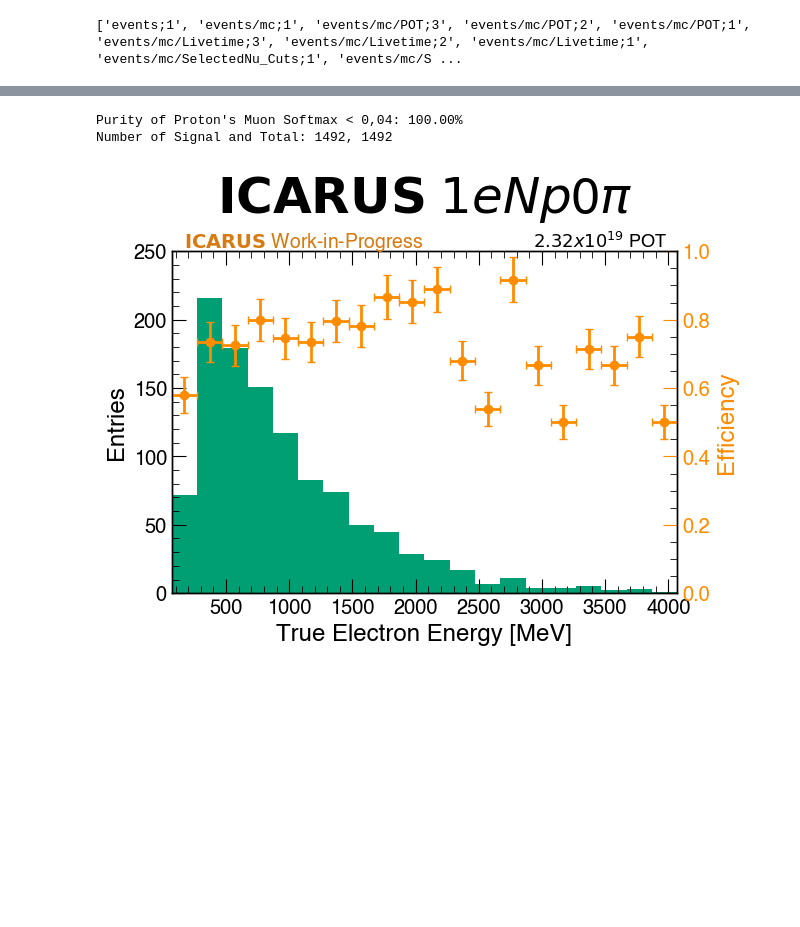
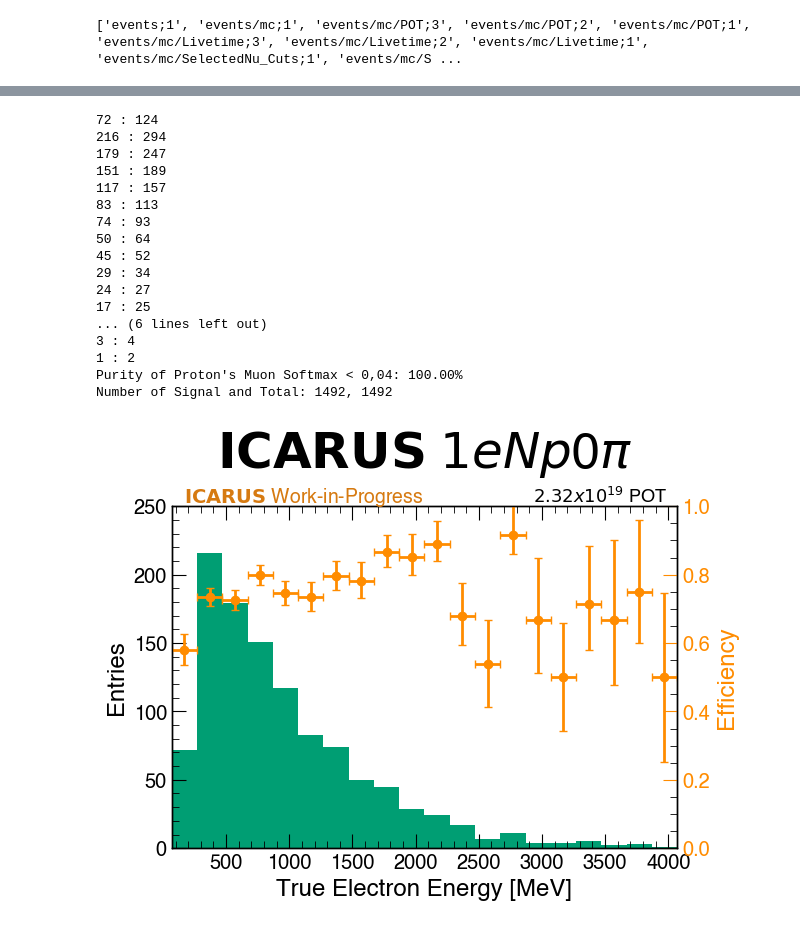
Before and after one commit to dacarber/medulla, a Jupyter notebook: spineplot/Efficiency_plots.ipynb, the cells around one changed output, grey strips where cells are left out. Cells and saved outputs as stored; diff of their text form; code cells hidden in the pictures; blank space fills up the shorter version.

```diff
--- a/spineplot/Efficiency_plots.ipynb
+++ b/spineplot/Efficiency_plots.ipynb
@@ -127,0 +115,19 @@ cut_muon = signal[mask]
+# %%
+def get_eff_bins(df,df_cut,variable ,bins = [0,1000,1]):
+    step = 0
+    eff_bins,var_bins, unc_bins = [],[],[]
+    while step+bins[0] < bins[1]:
+        mask = (df[variable] >=bins[0]+step) & (df[variable] <bins[0]+step+bins[2])
+        mask_cut = (df_cut[variable] >=bins[0]+step) & (df_cut[variable] <bins[0]+step+bins[2])
+        num_bin = sum(mask_cut)
+        den_bin = sum(mask)
+        uncertainty = bin_uncertainty(num_bin, den_bin)
+        if den_bin == 0:
+            eff_bins.append(None)
+            eff_bins.append(None)
+        else:
+            eff_bins.append(num_bin/den_bin)
+            unc_bins.append(uncertainty)
+        var_bins.append(bins[0]+step+(bins[2]/2))
+        step += bins[2]
+    return eff_bins, var_bins, unc_bins
@@ -294,47 +381,64 @@ fig, ax1 = plt.subplots()
 variable = "true_electron_energy"
 bins = [70,4070,200]
 
-eff, var = get_eff_bins(signal,cut_muon,variable,bins = bins)
+eff, var, unc = get_eff_bins(signal,cut_muon,variable,bins = bins)
+low_error = [sublist[1] for sublist in unc]
+high_error = [sublist[0] for sublist in unc]
+y_err = [np.array(low_error),np.array(high_error)]
 widths = [bins[2]]*len(eff)
 
 ax1.hist(cut_muon[variable],bins=int((bins[1]-bins[0])/bins[2]),range=(bins[0], bins[1]),color = '#009E73', label='Signal')
 scatter_y = eff  # Put points slightly above the highest bin
 scatter_x = var
-y_err = np.sqrt(eff)/sum(eff)
 x_err = bins[2]/2
 ax2 = ax1.twinx()
 ax2.errorbar(scatter_x, scatter_y,yerr=y_err,xerr=x_err, capsize=3, color='darkorange',fmt='o', label='Efficiency')
 ax2.tick_params(axis='y', colors='darkorange')
 ax1.set_xlabel("True Electron Energy [MeV]")
 ax2.set_ylabel("Efficiency",color = 'darkorange')
 ax1.set_ylabel("Entries")
 plt.title(r"$\bf{ICARUS}$ $1eNp$0$\pi$")
 plt.xlim(bins[0], bins[1])
 ax1.set_ylim(0, 250)
 ax2.set_ylim(0, 1)
 yrange = [0,1]
 usey = yrange[1] + 0.01*(yrange[1] - yrange[0]) + 0*(yrange[1] - yrange[0])
 xrange = [bins[0],bins[1]]
 usex = xrange[0] + 0.025*(xrange[1] - xrange[0]) + 0*(xrange[1] - xrange[0])
 plt.text(x=usex, y=usey, s=r"$\bf{ICARUS}$ Work-in-Progress", fontsize=14, color='#d67a11')
 usey = yrange[1] + 0.01*(yrange[1] - yrange[0]) + 0*(yrange[1] - yrange[0])
 usex = xrange[1] - 0.02*(xrange[1] - xrange[0])
 plt.text(x=usex, y=usey, s=r"$2.32x10^{19}$ POT", fontsize=13, color='black', horizontalalignment='right')
 
 # Set legend
 #plt.legend(handles_reordered, labels_reordered)
 
 #plt.show()
 plt.savefig("/Users/danielcarber/Documents/ICARUS/NuMI_Nue/Plots/True_electron_electron_eff.png")
 
 
 purity = len(signal)/(len(mc_df))
 print(f"Purity of Proton's Muon Softmax < 0,04: {purity*100:.2f}%")
 print(f"Number of Signal and Total: {len(signal)}, {len(mc_df)}")
 # %% [output]
+72 : 124
+216 : 294
+179 : 247
+151 : 189
+117 : 157
+83 : 113
+74 : 93
+50 : 64
+45 : 52
+29 : 34
+24 : 27
+17 : 25
+... (6 lines left out)
+3 : 4
+1 : 2
 Purity of Proton's Muon Softmax < 0,04: 100.00%
 Number of Signal and Total: 1492, 1492
-[figure, old version]
+[figure, new version]
 # %%
 plt.style.use('styles/muon2024_colorswap.mplstyle')
 
```
Also changed, not shown: parts of 24 cells of this notebook, 3 other files.
